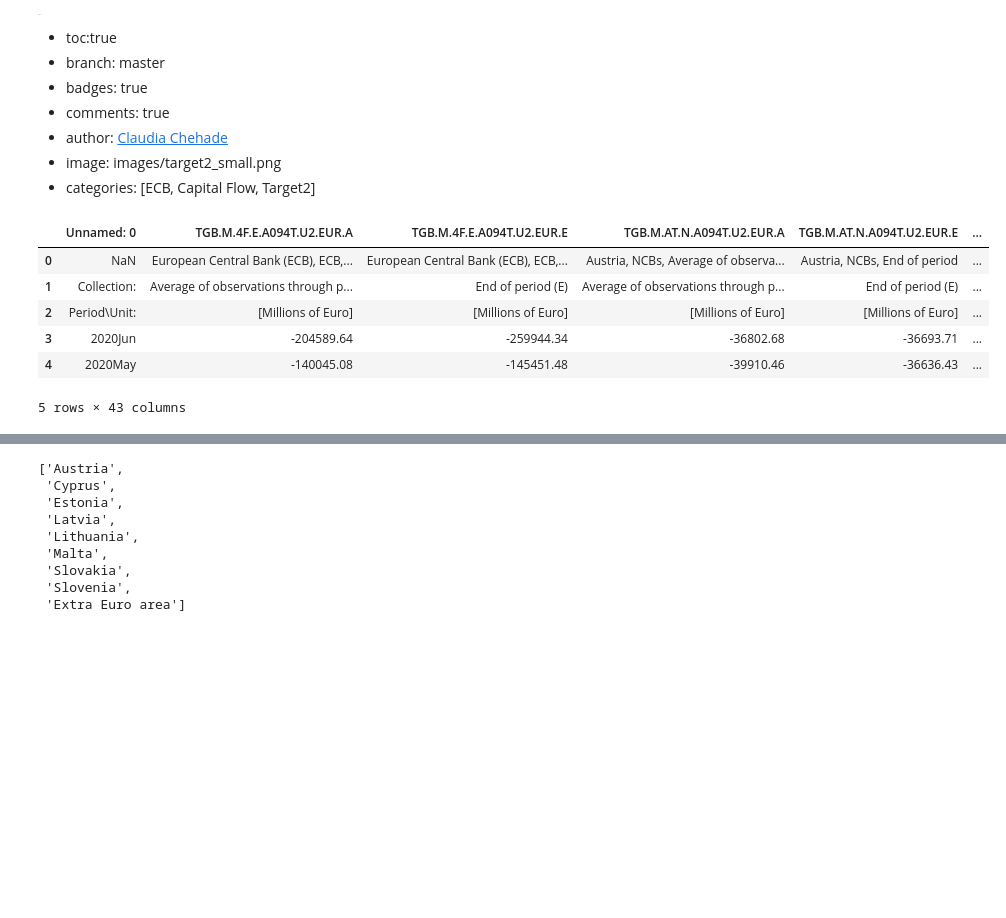
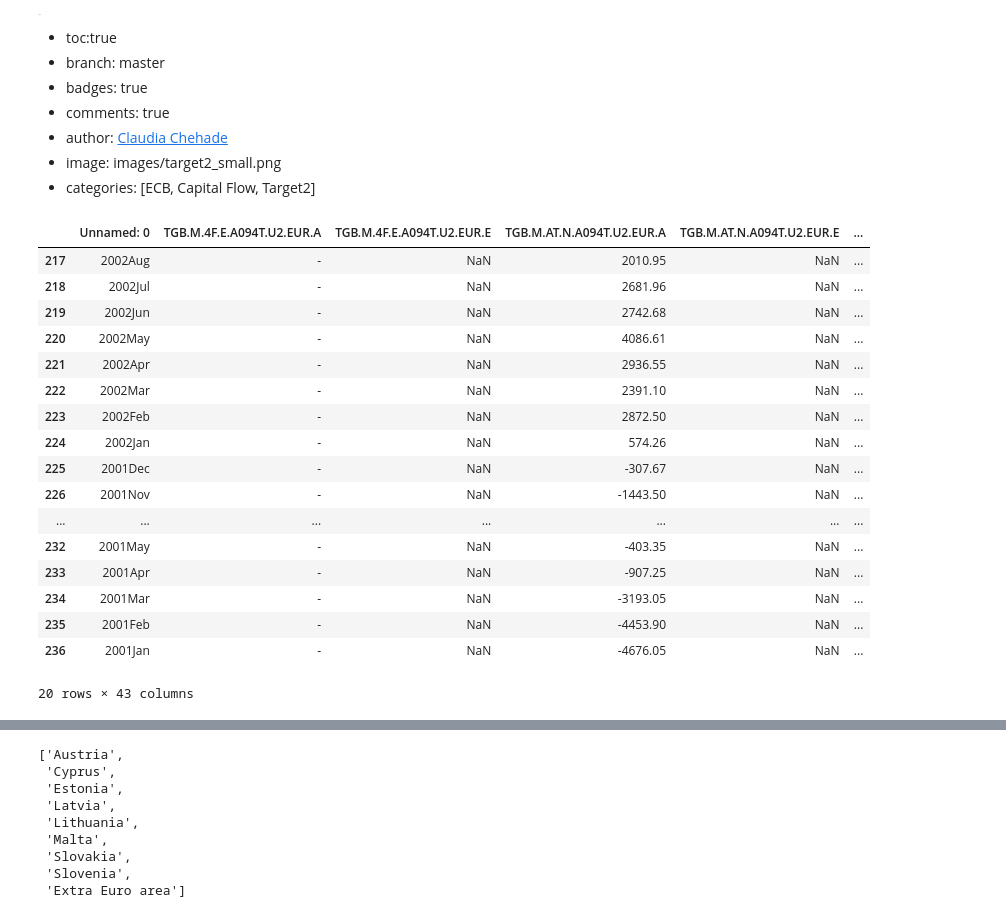
Before and after one commit to claudia-chehade/economy_matters, a Jupyter notebook: _notebooks/2020-08-24-target2.ipynb, the cells around one changed output, grey strips where cells are left out. Saved outputs shown, nothing was run; the diff lists cells and outputs as text; code cells hidden in the pictures; blank space fills up the shorter version.

```diff
--- a/_notebooks/2020-08-24-target2.ipynb
+++ b/_notebooks/2020-08-24-target2.ipynb
@@ -22,15 +22,26 @@ from vega_datasets import data
 df_target2 = pd.read_csv('data\data.csv', skiprows=1)
 # %%
 # hide
-df_target2.head()
+df_target2.tail(20)
 # %% [output]
 |  | Unnamed: 0 | TGB.M.4F.E.A094T.U2.EUR.A | TGB.M.4F.E.A094T.U2.EUR.E | TGB.M.AT.N.A094T.U2.EUR.A | TGB.M.AT.N.A094T.U2.EUR.E | ... |
-| 0 | NaN | European Central Bank (ECB), ECB,... | European Central Bank (ECB), ECB,... | Austria, NCBs, Average of observa... | Austria, NCBs, End of period | ... |
-| 1 | Collection: | Average of observations through p... | End of period (E) | Average of observations through p... | End of period (E) | ... |
-| 2 | Period\Unit: | [Millions of Euro] | [Millions of Euro] | [Millions of Euro] | [Millions of Euro] | ... |
-| 3 | 2020Jun | -204589.64 | -259944.34 | -36802.68 | -36693.71 | ... |
-| 4 | 2020May | -140045.08 | -145451.48 | -39910.46 | -36636.43 | ... |
+| 217 | 2002Aug | - | NaN | 2010.95 | NaN | ... |
+| 218 | 2002Jul | - | NaN | 2681.96 | NaN | ... |
+| 219 | 2002Jun | - | NaN | 2742.68 | NaN | ... |
+| 220 | 2002May | - | NaN | 4086.61 | NaN | ... |
+| 221 | 2002Apr | - | NaN | 2936.55 | NaN | ... |
+| 222 | 2002Mar | - | NaN | 2391.10 | NaN | ... |
+| 223 | 2002Feb | - | NaN | 2872.50 | NaN | ... |
+| 224 | 2002Jan | - | NaN | 574.26 | NaN | ... |
+| 225 | 2001Dec | - | NaN | -307.67 | NaN | ... |
+| 226 | 2001Nov | - | NaN | -1443.50 | NaN | ... |
+| ... | ... | ... | ... | ... | ... | ... |
+| 232 | 2001May | - | NaN | -403.35 | NaN | ... |
+| 233 | 2001Apr | - | NaN | -907.25 | NaN | ... |
+| 234 | 2001Mar | - | NaN | -3193.05 | NaN | ... |
+| 235 | 2001Feb | - | NaN | -4453.90 | NaN | ... |
+| 236 | 2001Jan | - | NaN | -4676.05 | NaN | ... |
-5 rows × 43 columns
+20 rows × 43 columns
 # %%
 # hide
 df_target2.info()
```
Also changed, not shown: parts of 13 cells of this notebook.
